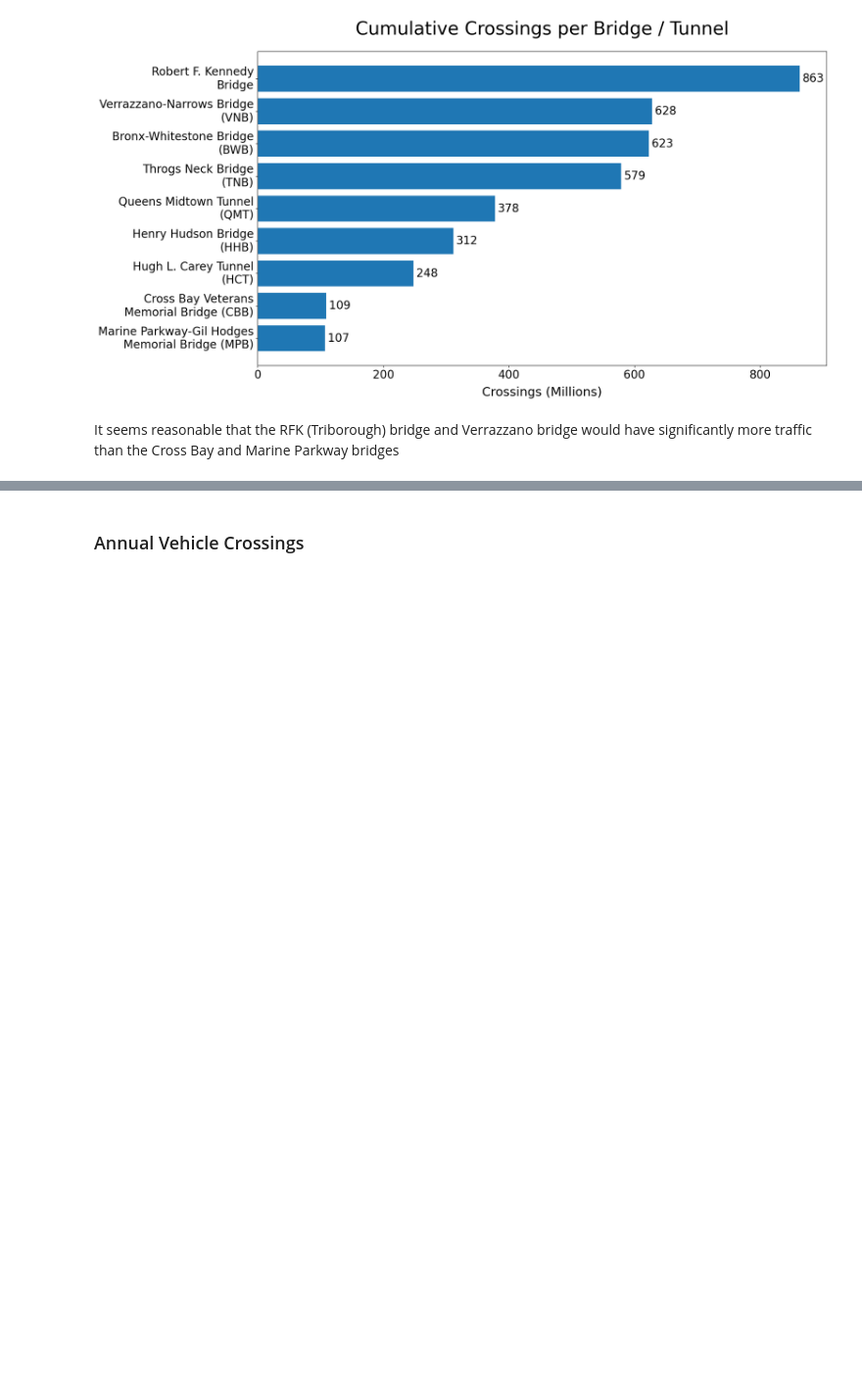
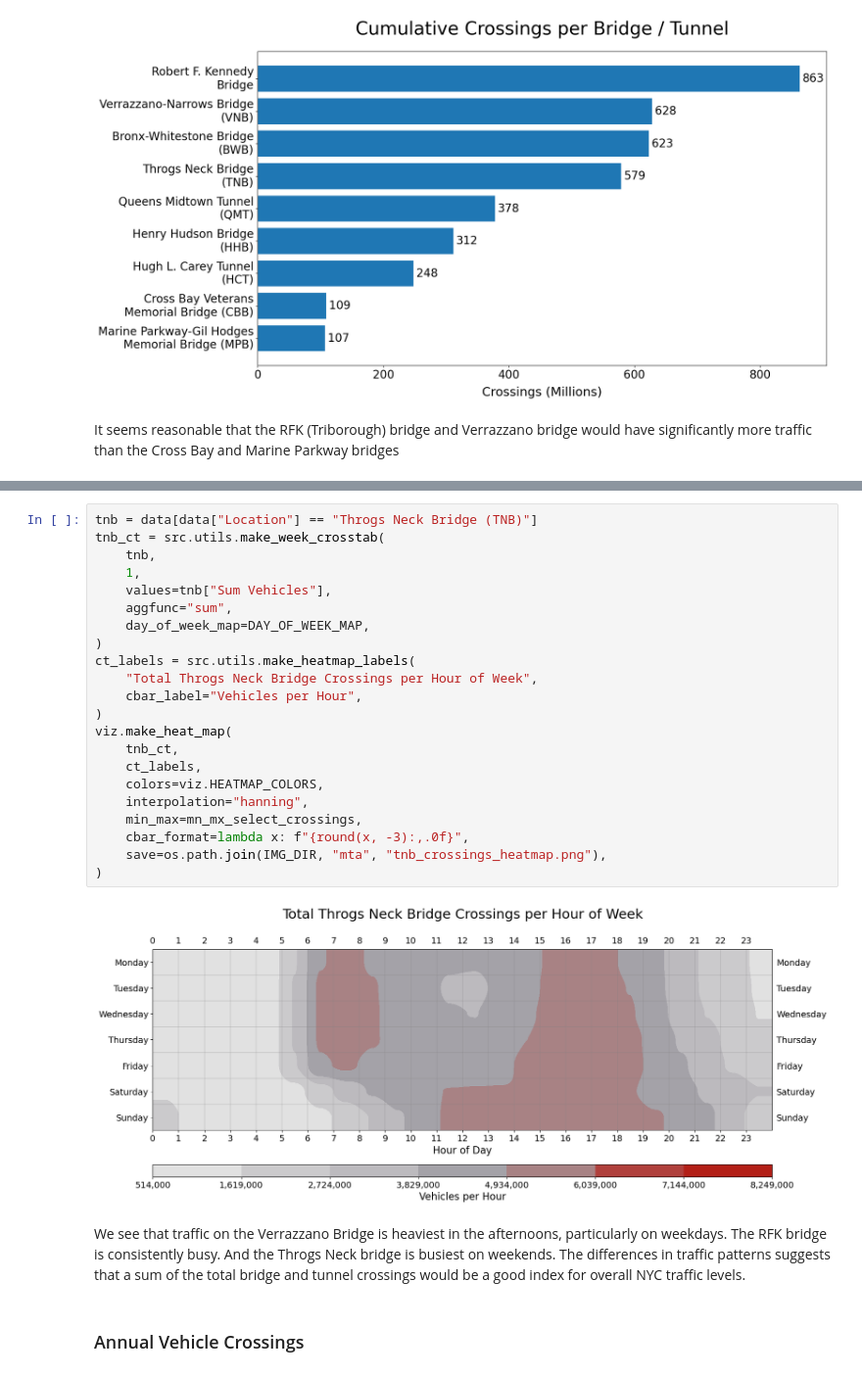
Before and after one commit to ray310/NYC-Vehicle-Collisions, a Jupyter notebook: 2-profiling-preparing-traffic-data.ipynb, the cells around one changed output, grey strips where cells are left out. Shown at 98% size. Saved outputs shown, nothing was run; the diff lists cells and outputs as text; blank space fills up the shorter version.

```diff
--- a/2-profiling-preparing-traffic-data.ipynb
+++ b/2-profiling-preparing-traffic-data.ipynb
@@ -411,3 +501,29 @@ It seems reasonable that the RFK (Triborough) bridge and Verrazzano bridge would
+# %%
+tnb = data[data["Location"] == "Throgs Neck Bridge (TNB)"]
+tnb_ct = src.utils.make_week_crosstab(
+    tnb,
+    1,
+    values=tnb["Sum Vehicles"],
+    aggfunc="sum",
+    day_of_week_map=DAY_OF_WEEK_MAP,
+)
+ct_labels = src.utils.make_heatmap_labels(
+    "Total Throgs Neck Bridge Crossings per Hour of Week",
+    cbar_label="Vehicles per Hour",
+)
+viz.make_heat_map(
+    tnb_ct,
+    ct_labels,
+    colors=viz.HEATMAP_COLORS,
+    interpolation="hanning",
+    min_max=mn_mx_select_crossings,
+    cbar_format=lambda x: f"{round(x, -3):,.0f}",
+    save=os.path.join(IMG_DIR, "mta", "tnb_crossings_heatmap.png"),
+)
+# %% [output]
+[figure, added]
+# %% [markdown]
+We see that traffic on the Verrazzano Bridge is heaviest in the afternoons, particularly on weekdays. The RFK bridge is consistently busy. And the Throgs Neck bridge is busiest on weekends. The differences in traffic patterns suggests that a sum of the total bridge and tunnel crossings would be a good index for overall NYC traffic levels.
 # %% [markdown]
 ### Annual Vehicle Crossings
 # %% [markdown]
```
Also changed, not shown: parts of 9 cells of this notebook, 1 other file.
